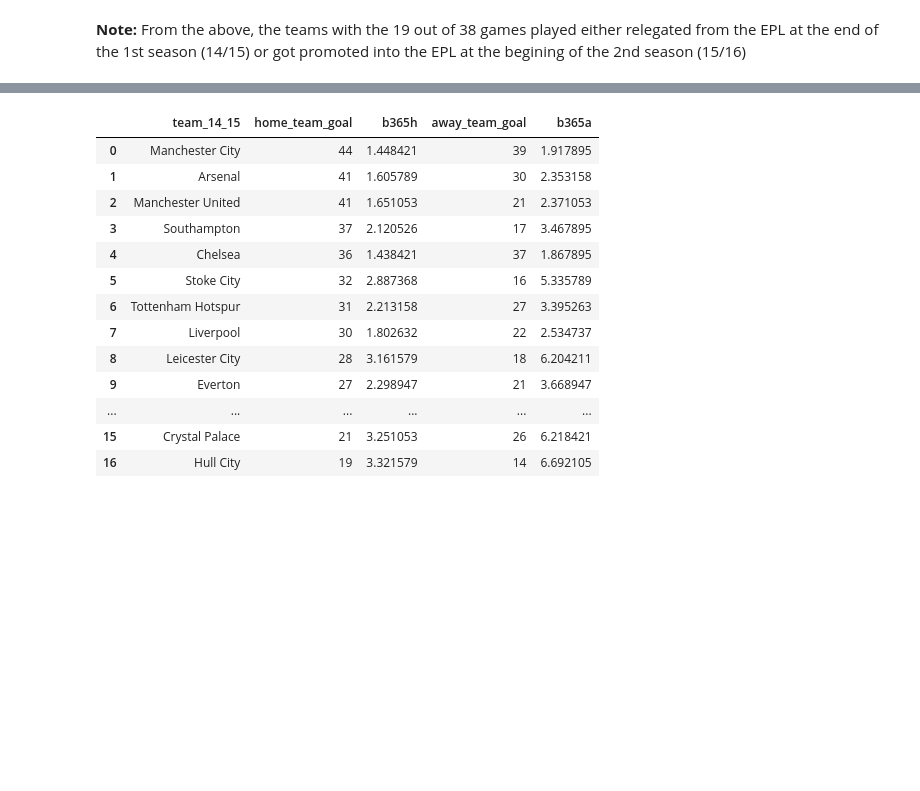
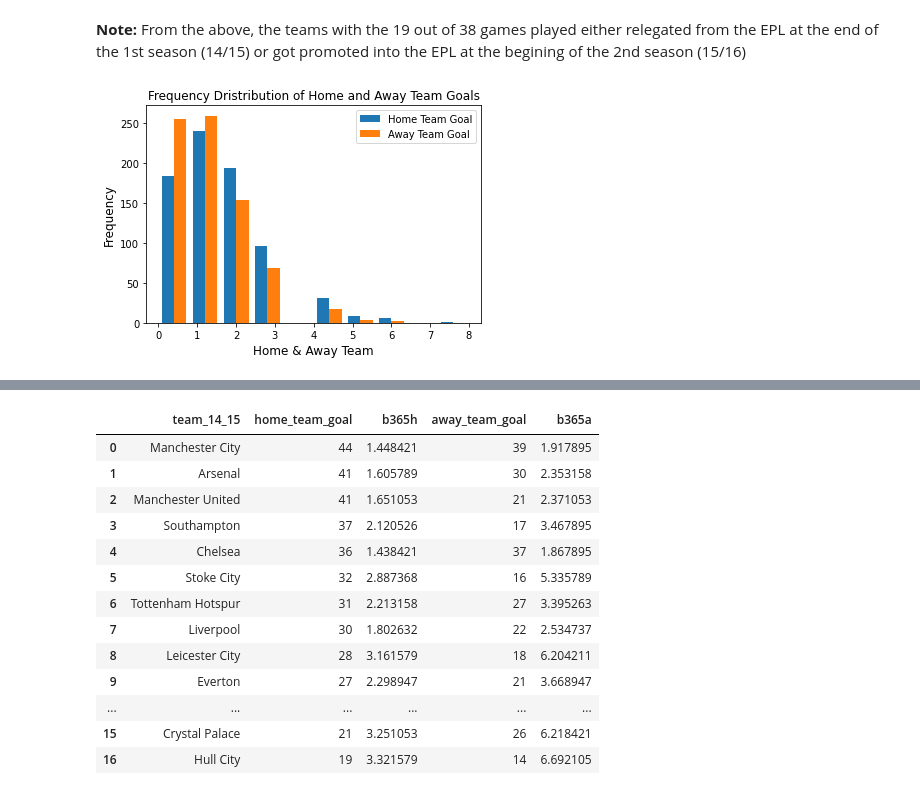
Before and after one commit to Damola-Adedoyin/DA_soccer_dataset_project, a Jupyter notebook: ALX-Udacity Project 1— Investigating a Soccer Dataset.ipynb, the cells around one changed output, grey strips where cells are left out. Saved outputs shown, nothing was run; the diff lists cells and outputs as text; code cells hidden in the pictures; blank space fills up the shorter version.

```diff
--- a/ALX-Udacity Project 1— Investigating a Soccer Dataset.ipynb
+++ b/ALX-Udacity Project 1— Investigating a Soccer Dataset.ipynb
@@ -386,3 +386,11 @@ West Ham United         38
 Name: home_teams, dtype: int64
 # %% [markdown]
 **Note:** From the above, the teams with the 19 out of 38 games played either relegated from the  EPL at the end of the 1st season (14/15) or got promoted into the EPL at the begining of the 2nd season (15/16)
+# %%
+plt.hist(df[["home_team_goal", "away_team_goal"]], label=["Home Team Goal", "Away Team Goal"])
+plt.legend(loc='upper right')
+plt.xlabel("Home & Away Team", fontsize=12)
+plt.ylabel("Frequency", fontsize=12)
+plt.title("Frequency Dristribution of Home and Away Team Goals", fontsize=12);
+# %% [output]
+[figure, added]
```
Also changed, not shown: parts of 15 cells of this notebook, 1 other file.
